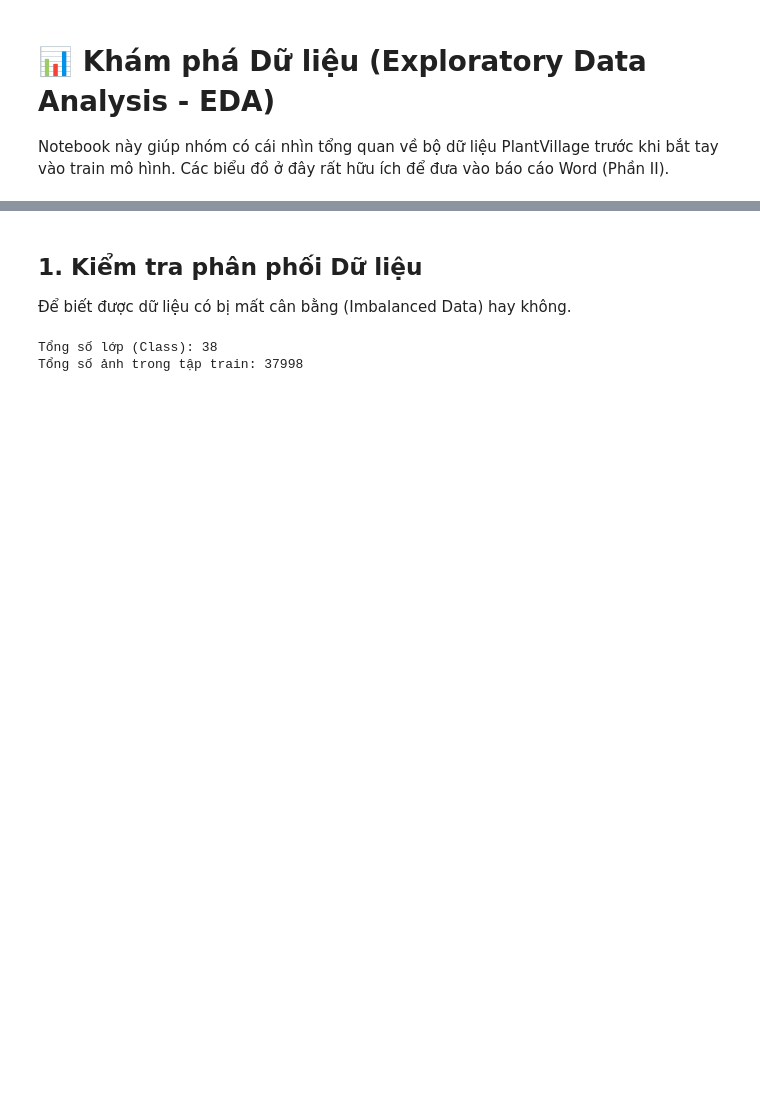
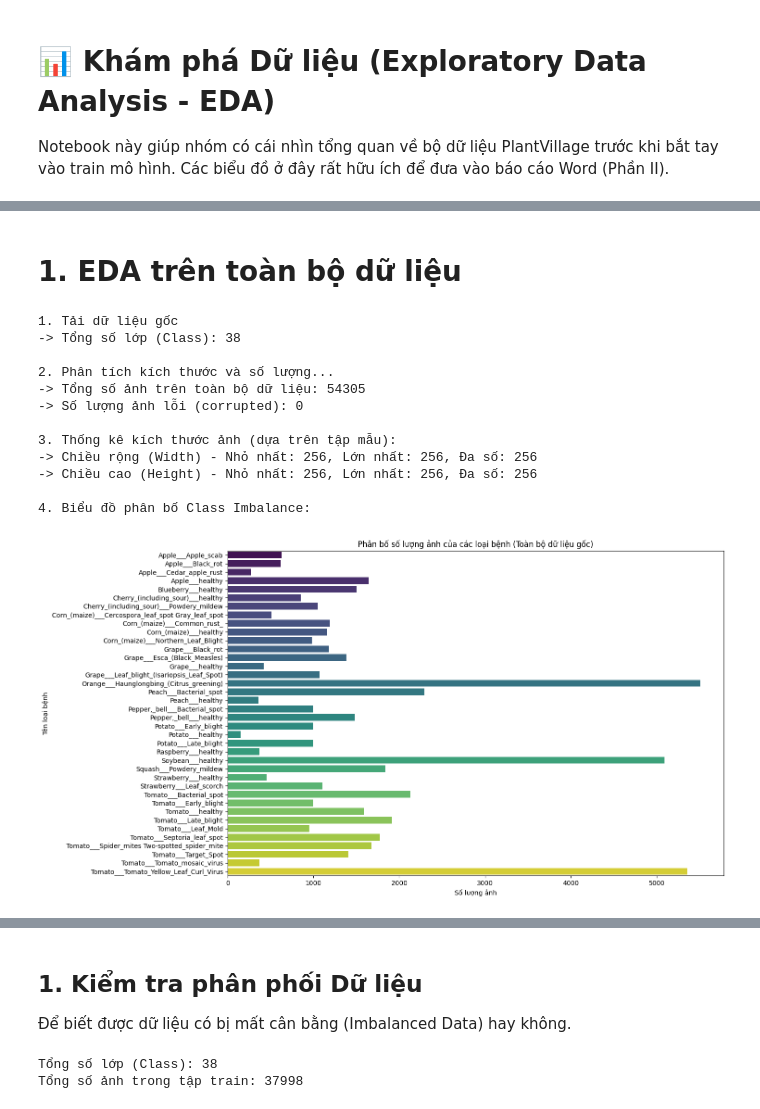
Before and after one commit to dong442005/Project1-DeepLearning-PlantVillage, a Jupyter notebook: notebooks/eda_plantvillage.ipynb, the cells around one changed output, grey strips where cells are left out. Cells and saved outputs as stored; diff of their text form; code cells hidden in the pictures; blank space fills up the shorter version.

Commit message:
Thành viên A: Hoàn tất EDA Giai đoạn 1 & 2, cập nhật Z-score normalization và Class Weights

```diff
--- a/notebooks/eda_plantvillage.ipynb
+++ b/notebooks/eda_plantvillage.ipynb
@@ -3,0 +17,78 @@ Notebook này giúp nhóm có cái nhìn tổng quan về bộ dữ liệu Plant
+# %% [markdown]
+# 1. EDA trên toàn bộ dữ liệu
+# %%
+# =========================================================================
+# GIAI ĐOẠN 1: EDA TRÊN TOÀN BỘ DỮ LIỆU GỐC (Trước khi chia Train/Val/Test)
+# =========================================================================
+import kagglehub
+import os
+import cv2
+import matplotlib.pyplot as plt
+import seaborn as sns
+import warnings
+warnings.filterwarnings('ignore')
+
+print("1. Tải dữ liệu gốc")
+# Tận dụng cache của kagglehub, sẽ không tải lại nếu đã tải rồi
+dataset_path = kagglehub.dataset_download("abdallahalidev/plantvillage-dataset")
+source_dir = os.path.join(dataset_path, "plantvillage dataset", "color")
+if not os.path.exists(source_dir):
+    source_dir = dataset_path
+
+class_names = [d for d in os.listdir(source_dir) if os.path.isdir(os.path.join(source_dir, d))]
+print(f"-> Tổng số lớp (Class): {len(class_names)}")
+
+print("\n2. Phân tích kích thước và số lượng")
+class_counts = {}
+widths = []
+heights = []
+corrupted_images = []
+
+for cls in class_names:
+    cls_path = os.path.join(source_dir, cls)
+    images = [f for f in os.listdir(cls_path) if f.endswith(('.jpg', '.JPG', '.png', '.jpeg'))]
+    class_counts[cls] = len(images)
+
+    # Chỉ lấy mẫu 50 ảnh mỗi class để đọc kích thước cho nhanh (tránh lag Jupyter)
+    for img_name in images[:50]:
+        img_path = os.path.join(cls_path, img_name)
+        try:
+            img = cv2.imread(img_path)
+            if img is None: # Nếu file tồn tại nhưng không thể giải mã thành ảnh (ví dụ: bị hỏng bit, sai định dạng)
+                corrupted_images.append(img_path)
+            else:
+                h, w, _ = img.shape  # Nếu đọc thành công thì mới lấy kích thước
+                widths.append(w)
+                heights.append(h)
+        except Exception:
+            corrupted_images.append(img_path)
+
+print(f"-> Tổng số ảnh trên toàn bộ dữ liệu: {sum(class_counts.values())}")
+print(f"-> Số lượng ảnh lỗi (corrupted): {len(corrupted_images)}")
+
+print("\n3. Thống kê kích thước ảnh (dựa trên tập mẫu):")
+print(f"-> Chiều rộng (Width) - Nhỏ nhất: {min(widths)}, Lớn nhất: {max(widths)}, Đa số: {max(set(widths), key=widths.count)}")
+print(f"-> Chiều cao (Height) - Nhỏ nhất: {min(heights)}, Lớn nhất: {max(heights)}, Đa số: {max(set(heights), key=heights.count)}")
+
+print("\n4. Biểu đồ phân bố Class Imbalance:")
+plt.figure(figsize=(15, 8))
+sns.barplot(x=list(class_counts.values()), y=list(class_counts.keys()), palette="viridis")
+plt.title("Phân bố số lượng ảnh của các loại bệnh (Toàn bộ dữ liệu gốc)")
+plt.xlabel("Số lượng ảnh")
+plt.ylabel("Tên loại bệnh")
+plt.tight_layout()
+plt.show()
+# %% [output]
+1. Tải dữ liệu gốc
+-> Tổng số lớp (Class): 38
+
+2. Phân tích kích thước và số lượng...
+-> Tổng số ảnh trên toàn bộ dữ liệu: 54305
+-> Số lượng ảnh lỗi (corrupted): 0
+
+3. Thống kê kích thước ảnh (dựa trên tập mẫu):
+-> Chiều rộng (Width) - Nhỏ nhất: 256, Lớn nhất: 256, Đa số: 256
+-> Chiều cao (Height) - Nhỏ nhất: 256, Lớn nhất: 256, Đa số: 256
+
+4. Biểu đồ phân bố Class Imbalance:
+[figure, added]
```
Also changed, not shown: parts of 9 cells of this notebook, 1 other file.
